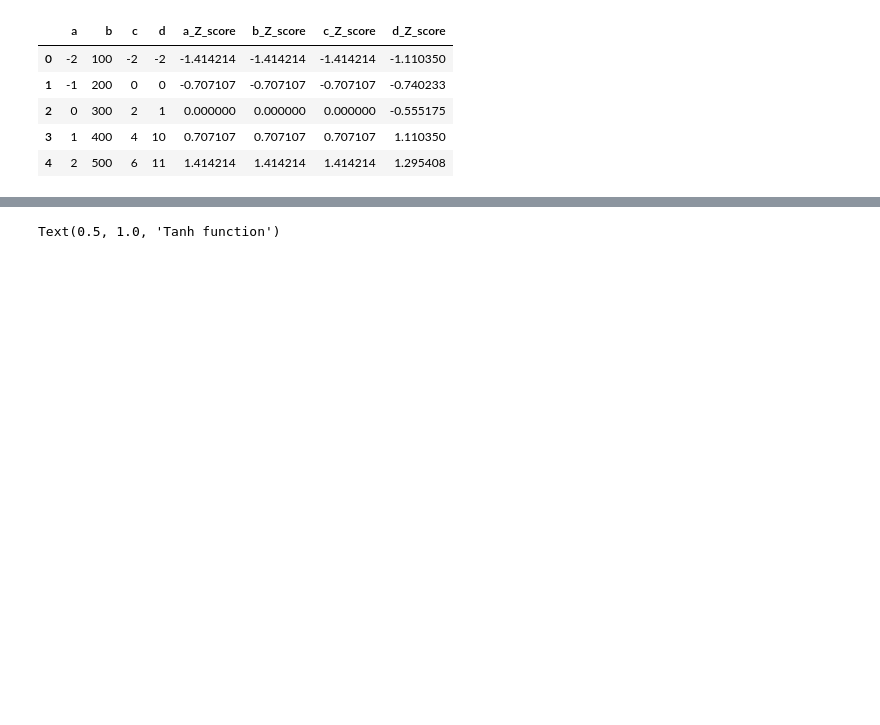
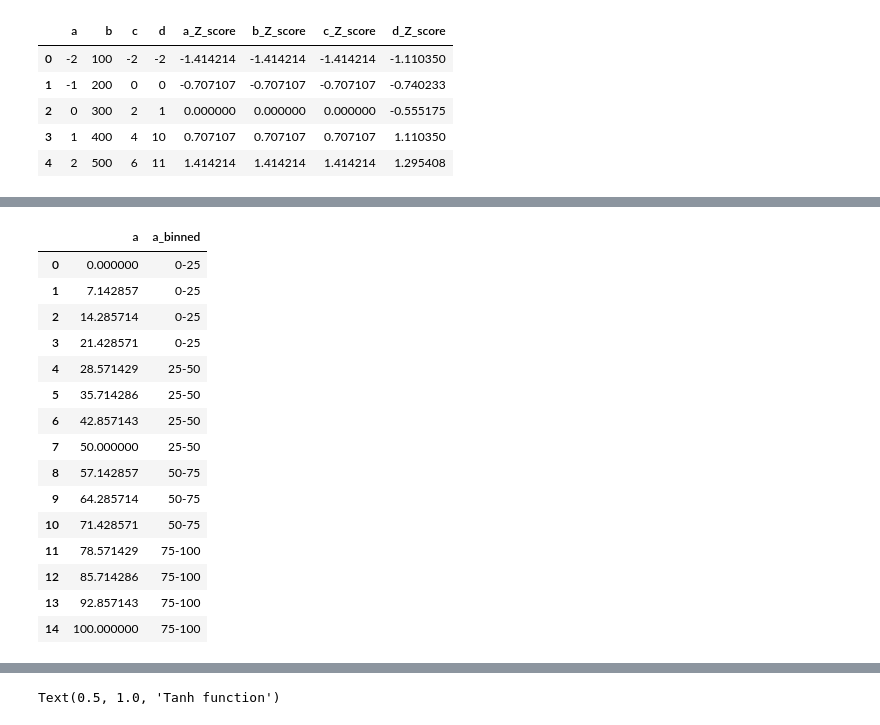
Before and after one commit to EvgeniiZorin/Handbook_Statistics-Probability-and-ML, a Jupyter notebook: _ML_classical.ipynb, the cells around one changed output, grey strips where cells are left out. Saved outputs shown, nothing was run; the diff lists cells and outputs as text; code cells hidden in the pictures; blank space fills up the shorter version.

```diff
--- a/_ML_classical.ipynb
+++ b/_ML_classical.ipynb
@@ -1229,3 +1230,35 @@ d
+# %%
+import pandas as pd
+import numpy as np
+
+df = pd.DataFrame({
+    'a': np.linspace(0, 100, 15)
+})
+
+df['a_binned'] = pd.cut(
+    x=df['a'],
+    bins=[0, 25, 50, 75, 100],
+    labels=['0-25', '25-50', '50-75', '75-100'],
+    include_lowest=True
+)
+df
+# %% [output]
+|  | a | a_binned |
+| 0 | 0.000000 | 0-25 |
+| 1 | 7.142857 | 0-25 |
+| 2 | 14.285714 | 0-25 |
+| 3 | 21.428571 | 0-25 |
+| 4 | 28.571429 | 25-50 |
+| 5 | 35.714286 | 25-50 |
+| 6 | 42.857143 | 25-50 |
+| 7 | 50.000000 | 25-50 |
+| 8 | 57.142857 | 50-75 |
+| 9 | 64.285714 | 50-75 |
+| 10 | 71.428571 | 50-75 |
+| 11 | 78.571429 | 75-100 |
+| 12 | 85.714286 | 75-100 |
+| 13 | 92.857143 | 75-100 |
+| 14 | 100.000000 | 75-100 |
 # %% [markdown]
 # Activation functions
 
```
Also changed, not shown: parts of 14 cells of this notebook, 2 other files.
